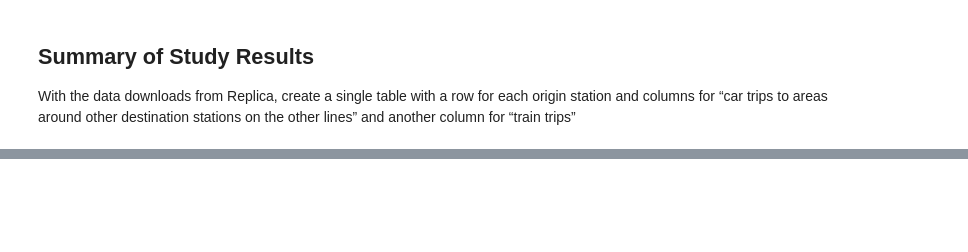
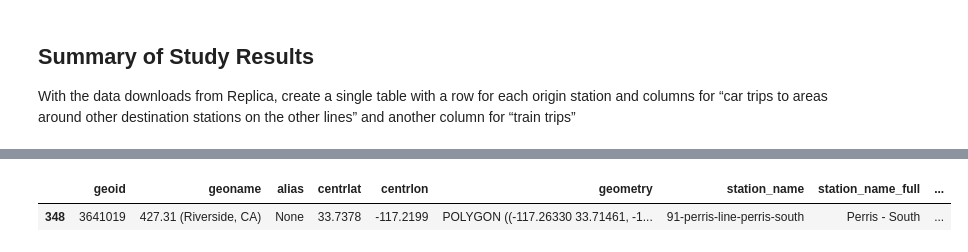
Before and after one commit to cal-itp/big-data-geoanalytics, a Jupyter notebook: replica/locations_selections/replica_study_summaries.ipynb, the cells around one changed output, grey strips where cells are left out. Cells and saved outputs as stored; diff of their text form; code cells hidden in the pictures; blank space fills up the shorter version.

```diff
--- a/replica/locations_selections/replica_study_summaries.ipynb
+++ b/replica/locations_selections/replica_study_summaries.ipynb
@@ -85,0 +201,5 @@ result_summary
+# %%
+test_all_stations.sample()
+# %% [output]
+|  | geoid | geoname | alias | centrlat | centrlon | geometry | station_name | station_name_full | ... |
+| 348 | 3641019 | 427.31 (Riverside, CA) | None | 33.7378 | -117.2199 | POLYGON ((-117.26330 33.71461, -1... | 91-perris-line-perris-south | Perris - South | ... |
```
Also changed, not shown: parts of 10 cells of this notebook, 1 other file.
